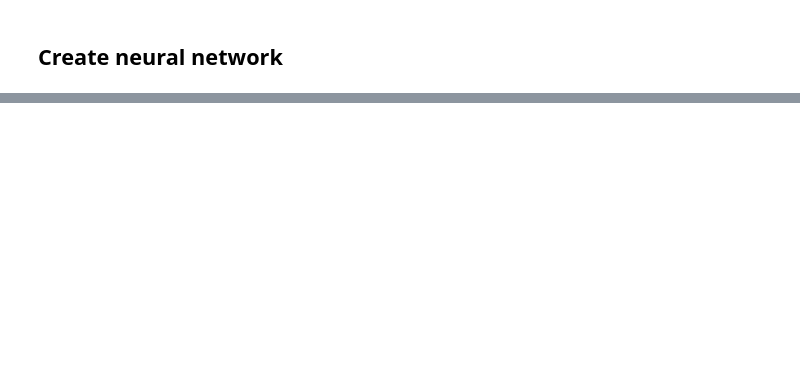
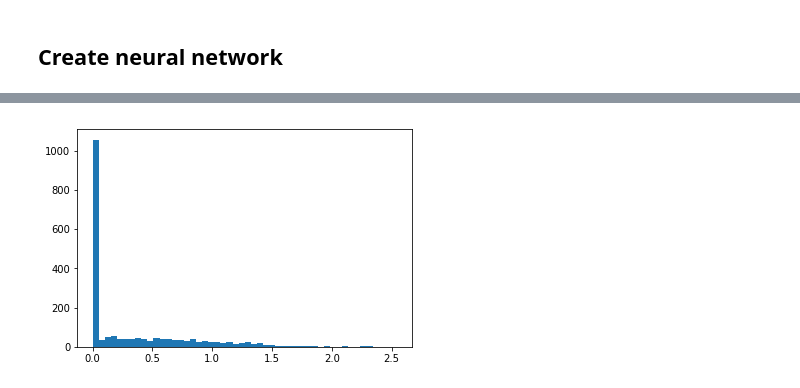
Before and after one commit to raspstephan/CBRAIN-CAM, a Jupyter notebook: keras/constraints.ipynb, the cells around one changed output, grey strips where cells are left out. Drawn from its saved outputs; the diff is of its cells as text; code cells hidden in the pictures; blank space fills up the shorter version.

```diff
--- a/keras/constraints.ipynb
+++ b/keras/constraints.ipynb
@@ -191,0 +216,4 @@ np.mean(np.abs(np.mean(y_pred_trans, axis=1))), np.mean(np.abs(np.mean(y_valid,
+# %%
+plt.hist(y_valid[:, -1], bins=50);
+# %% [output]
+[figure, added]
```
Also changed, not shown: parts of 20 cells of this notebook.
